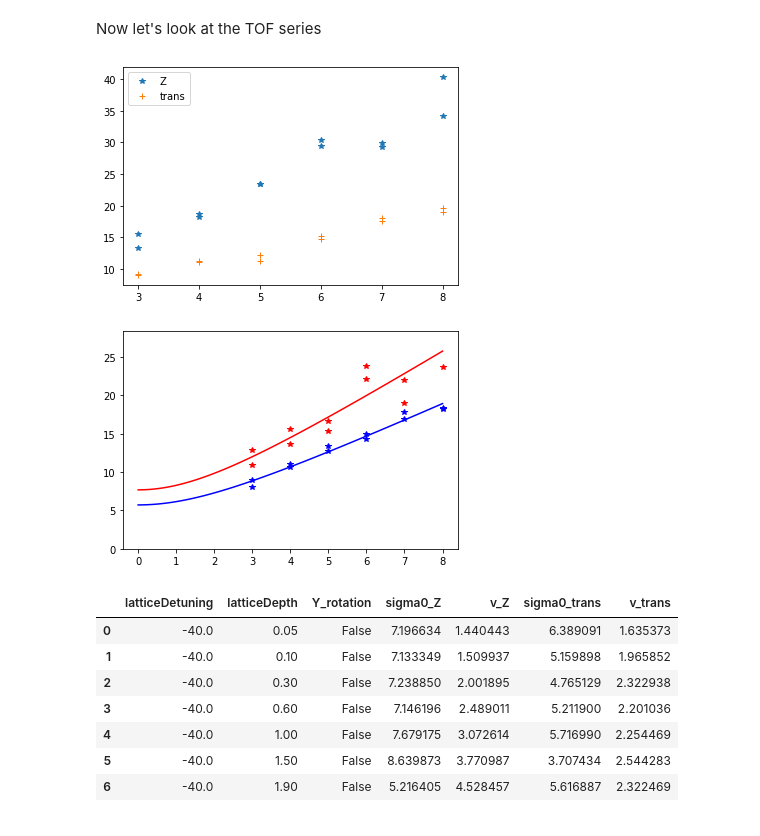
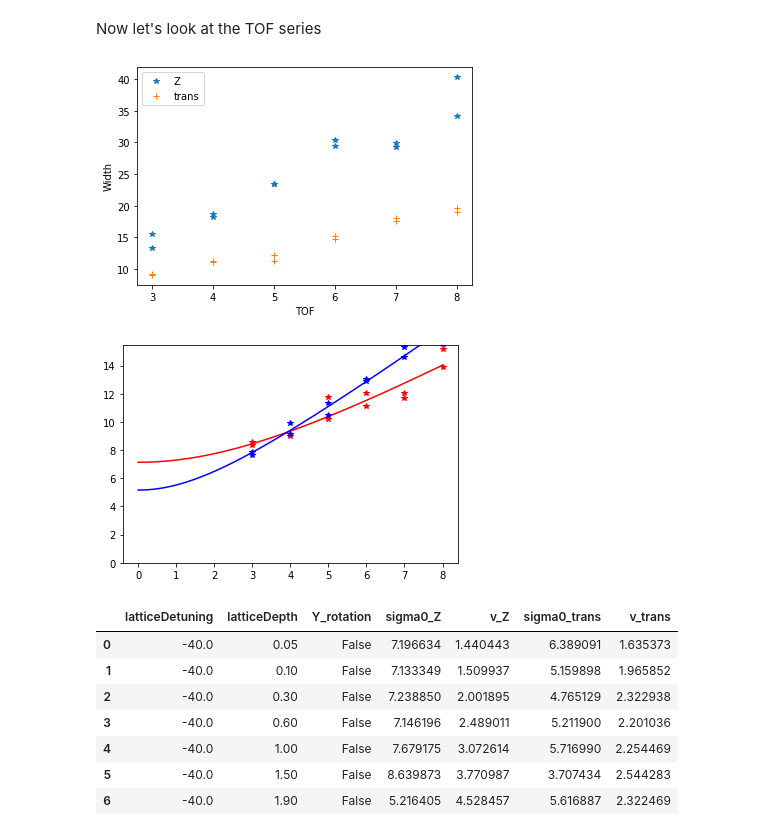
Before and after one commit to barralp/dypole-lattice, a Jupyter notebook: fitting/v2/Data_fitting-3b_210423.ipynb, the cells around one changed output. Drawn from its saved outputs; the diff is of its cells as text; code cells hidden in the pictures.

```diff
--- a/fitting/v2/Data_fitting-3b_210423.ipynb
+++ b/fitting/v2/Data_fitting-3b_210423.ipynb
@@ -329,10 +351,13 @@ for latticeDepth in latticeDepthList_TOF[-1:]:
     df_run = getRun(df_TOF, latticeDepth, False, -40)
     plt.plot(df_run['TOF'], df_run['xWidth'], '*', label = 'Z')
     plt.plot(df_run['TOF'], df_run['yWidth'], '+', label = 'trans')
+
+plt.xlabel("TOF")
+plt.ylabel("Width")
 plt.legend()
 plt.show()
 # %% [output]
-[figure, old version]
+[figure, new version]
 # %%
 def sigma(t, sigma0, v):
     return np.sqrt(sigma0**2+(v*t)**2)
@@ -366,25 +391,25 @@ for latticeDetuning in latticeDetuningList:
 resultsDF_sigma = pd.DataFrame(results_sigma)
 # %%
 latticeDetuning = -40
-latticeDepth = 1
+latticeDepth = 0.1
 
 tof = np.linspace(0, 8, 100)
 df_run = getRun(df_TOF, latticeDepth, False, latticeDetuning)
 df_res = getResult(resultsDF_sigma, latticeDepth, False, latticeDetuning)
 sigma0_Z, v_Z, sigma0_trans, v_trans = df_res.iloc[0,3:7]
 #sigma0_Z, v_Z = 8, 4
 sigma_Z_fit = sigma(tof, sigma0_Z, v_Z)
 sigma_trans_fit = sigma(tof, sigma0_trans, v_trans)
 
 plt.figure()
 plt.plot(tof, sigma_Z_fit, 'r-')
 plt.plot(tof, sigma_trans_fit, 'b-')
 plt.plot(df_run['TOF'], df_run['xWidth'], 'r*')
 plt.plot(df_run['TOF'], df_run['yWidth'], 'b*')
 plt.ylim(0,1.1*max(sigma_Z_fit))
 plt.show()
 # %% [output]
-[figure, old version]
+[figure, new version]
 # %%
 resultsDF_sigma
 # %% [output]
```
Also changed, not shown: parts of 4 cells of this notebook, 47 other files.
